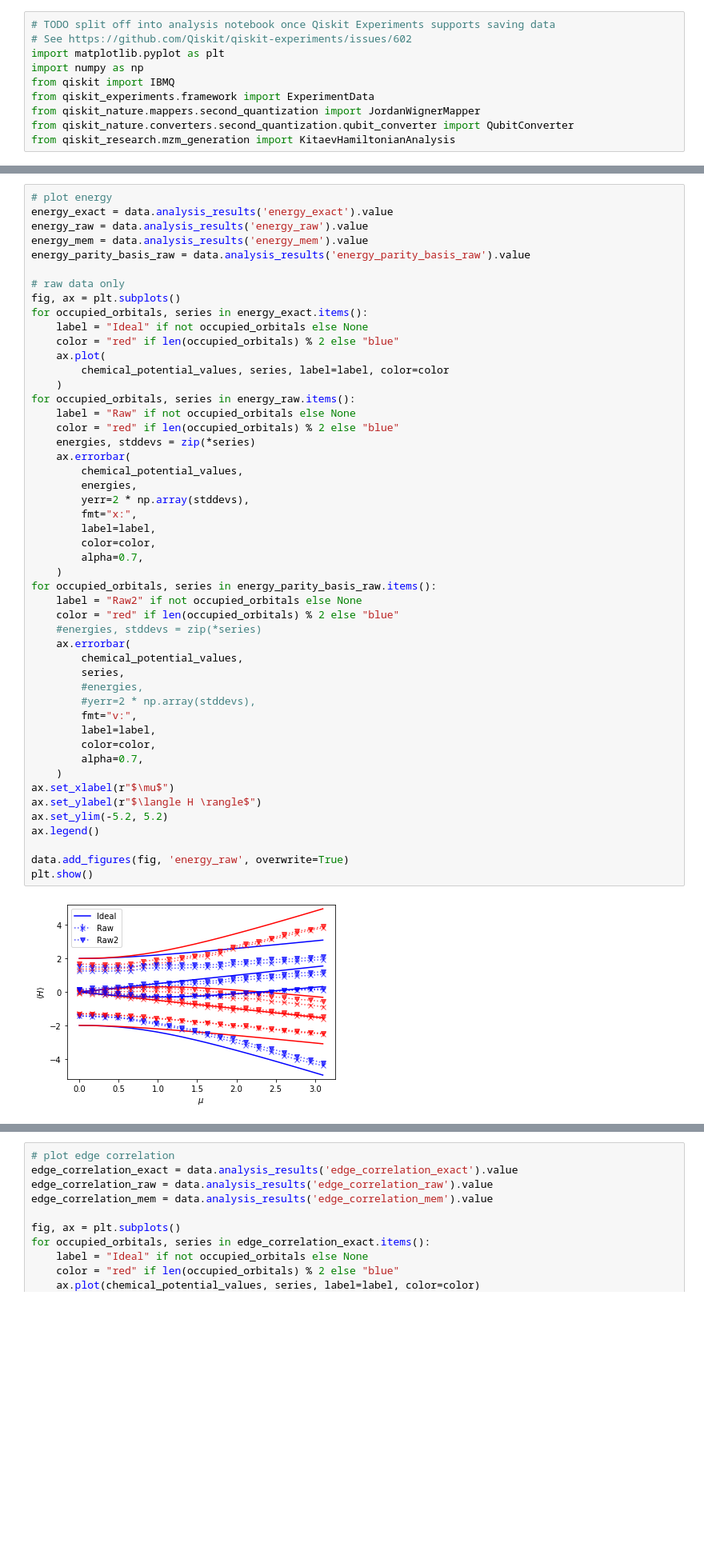
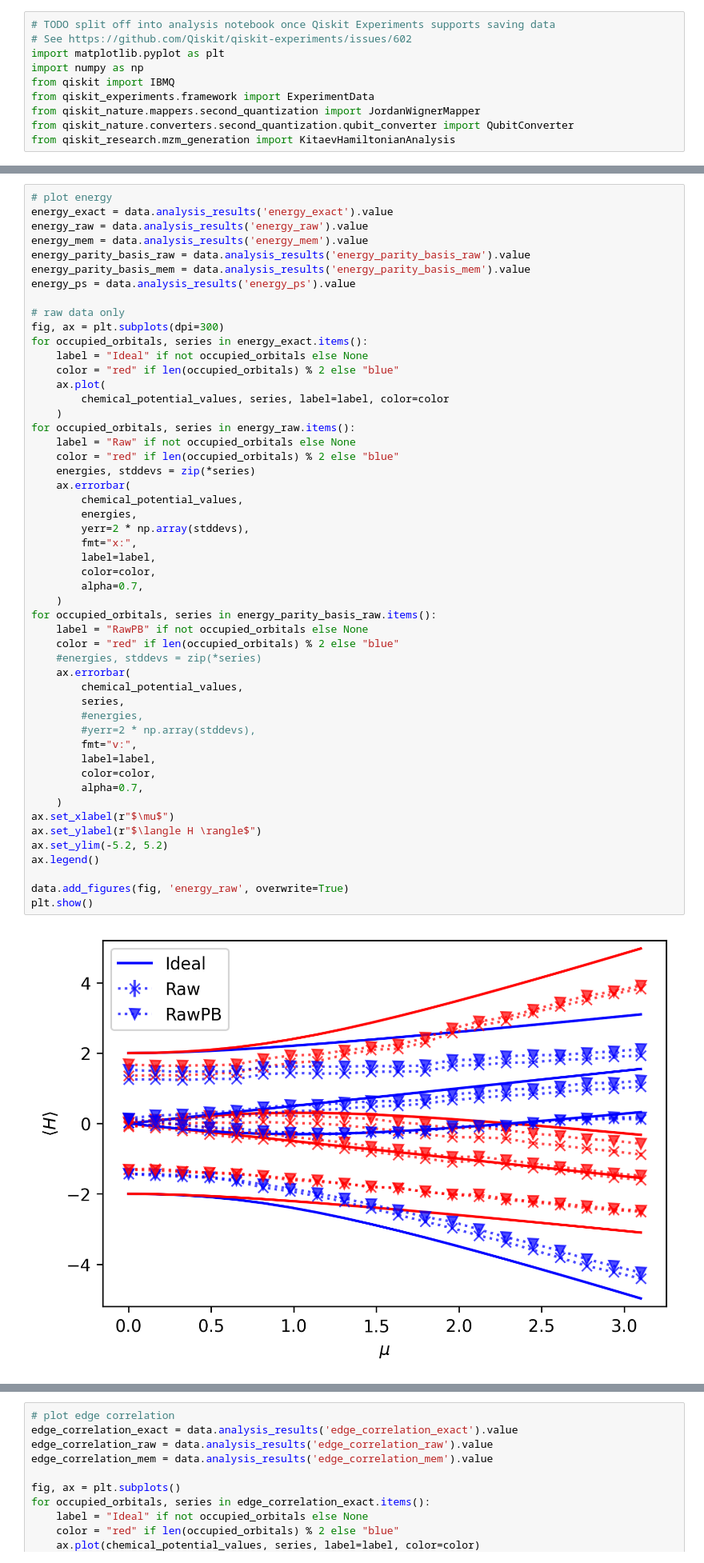
Before and after one commit to qiskit-community/qiskit-research, a Jupyter notebook: docs/mzm_generation/data-collection.ipynb, the cells around one changed output, grey strips where cells are left out. Shown at 80% size. Drawn from its saved outputs; the diff is of its cells as text; blank space fills up the shorter version.

```diff
--- a/docs/mzm_generation/data-collection.ipynb
+++ b/docs/mzm_generation/data-collection.ipynb
@@ -103,9 +121,11 @@ energy_exact = data.analysis_results('energy_exact').value
 energy_raw = data.analysis_results('energy_raw').value
 energy_mem = data.analysis_results('energy_mem').value
 energy_parity_basis_raw = data.analysis_results('energy_parity_basis_raw').value
+energy_parity_basis_mem = data.analysis_results('energy_parity_basis_mem').value
+energy_ps = data.analysis_results('energy_ps').value
 
 # raw data only
-fig, ax = plt.subplots()
+fig, ax = plt.subplots(dpi=300)
 for occupied_orbitals, series in energy_exact.items():
     label = "Ideal" if not occupied_orbitals else None
     color = "red" if len(occupied_orbitals) % 2 else "blue"
@@ -119,34 +139,34 @@ for occupied_orbitals, series in energy_raw.items():
     ax.errorbar(
         chemical_potential_values,
         energies,
         yerr=2 * np.array(stddevs),
         fmt="x:",
         label=label,
         color=color,
         alpha=0.7,
     )
 for occupied_orbitals, series in energy_parity_basis_raw.items():
-    label = "Raw2" if not occupied_orbitals else None
+    label = "RawPB" if not occupied_orbitals else None
     color = "red" if len(occupied_orbitals) % 2 else "blue"
     #energies, stddevs = zip(*series)
     ax.errorbar(
         chemical_potential_values,
         series,
         #energies,
         #yerr=2 * np.array(stddevs),
         fmt="v:",
         label=label,
         color=color,
         alpha=0.7,
     )
 ax.set_xlabel(r"$\mu$")
 ax.set_ylabel(r"$\langle H \rangle$")
 ax.set_ylim(-5.2, 5.2)
 ax.legend()
 
 data.add_figures(fig, 'energy_raw', overwrite=True)
 plt.show()
 # %% [output]
-[figure, old version]
+[figure, new version]
 # %%
 # raw data and readout error mitigated data
```
Also changed, not shown: parts of 5 cells of this notebook, 2 other files.
